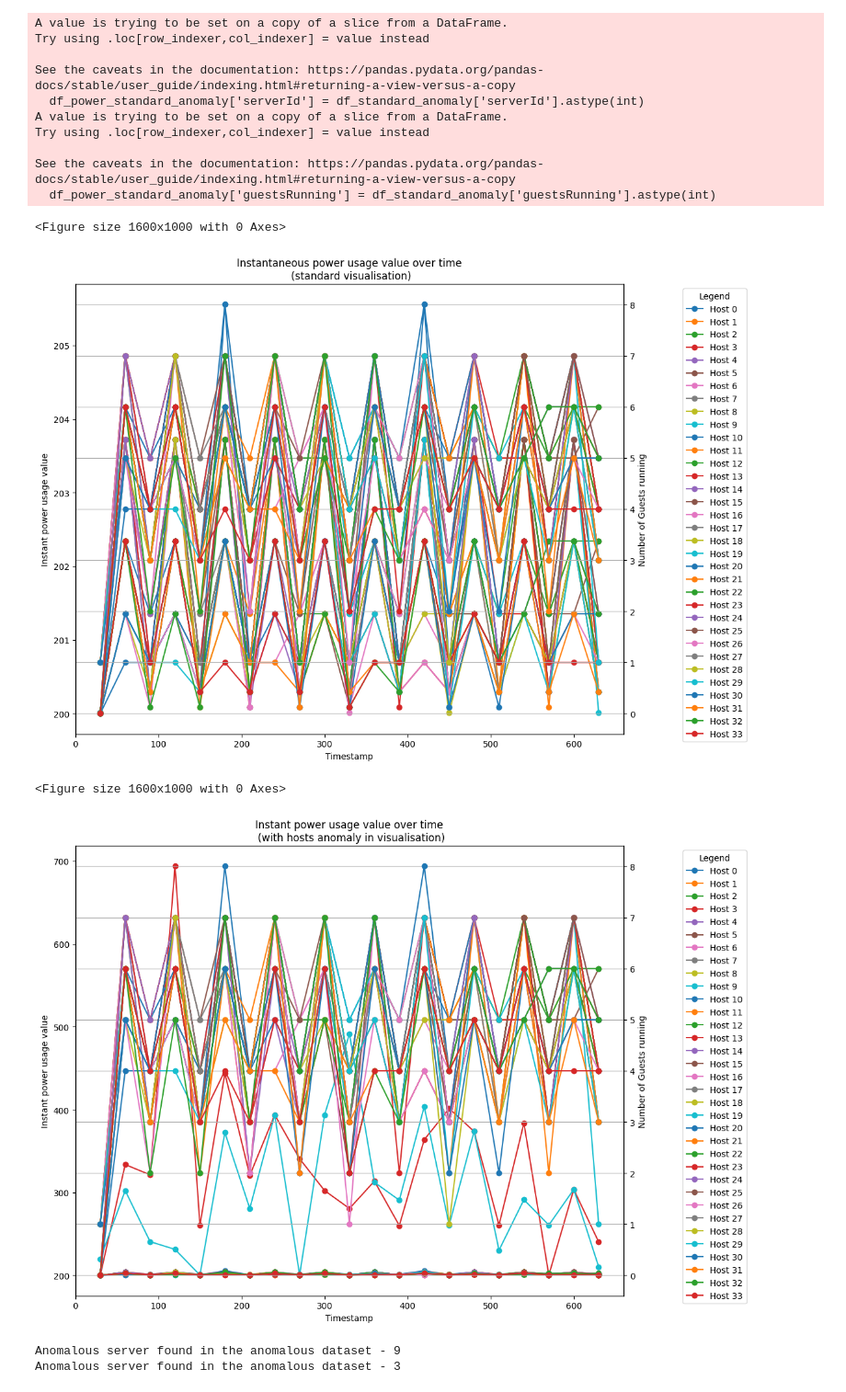
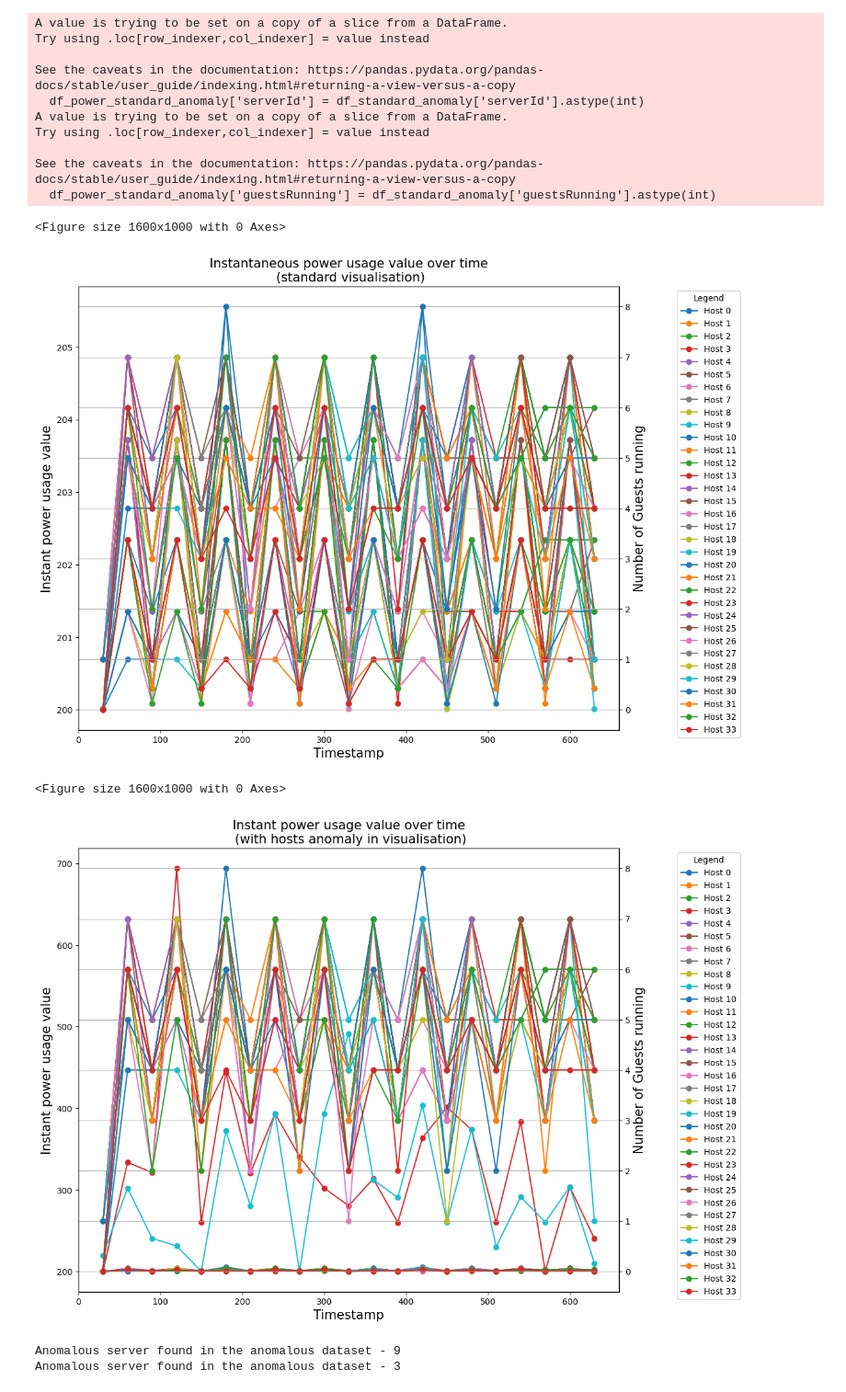
Before and after one commit to am-i-helpful/ODAbler, a Jupyter notebook: opendc_experiment_analyser/node_performance_anomaly_analyser/anomaly_analysis_shell_100.ipynb, the cells around one changed output. Shown at 92% size. Saved outputs shown, nothing was run; the diff lists cells and outputs as text; code cells hidden in the pictures.

```diff
--- a/opendc_experiment_analyser/node_performance_anomaly_analyser/anomaly_analysis_shell_100.ipynb
+++ b/opendc_experiment_analyser/node_performance_anomaly_analyser/anomaly_analysis_shell_100.ipynb
@@ -27,14 +27,14 @@ query_api = client.query_api()
 # %%
 query_standard_anomaly = 'from(bucket:"FinalExperiment")\
-|> range(start: 2023-09-25T19:30:00Z, stop: 2023-09-25T19:45:00Z)\
-|> filter(fn: (r) => r._measurement == "OpenDC_Anomaly_Experiment" and r._field =~ /policyId|guestsRunning|cpuUtilisation|timestamp|powerUsage|powerTotal|serverId/)\
+|> range(start: 2023-10-24T15:45:00Z, stop: 2023-10-24T15:55:00Z)\
+|> filter(fn: (r) => r._measurement == "OpenDC_Anomaly_Experiment" and r._field =~ /policyId|guestsRunning|cpuUtilisation|timestamp|powerUsage|energyUsage|serverId/)\
 |> pivot(rowKey:["_time"], columnKey: ["_field"], valueColumn: "_value")\
 |> filter(fn:(r) => r.policyId == 1001)'
 result_standard_anomaly = query_api.query_data_frame(org=org, query=query_standard_anomaly)
 
 # display(result_standard.head(10))
 pd.set_option('display.max_columns', None)
-df_standard_anomaly = result_standard_anomaly[['timestamp','serverId','cpuUtilisation','guestsRunning','powerUsage','powerTotal']]
+df_standard_anomaly = result_standard_anomaly[['timestamp','serverId','cpuUtilisation','guestsRunning','powerUsage','energyUsage']]
 print(df_standard_anomaly)
 # %% [output]
      timestamp  serverId  cpuUtilisation  guestsRunning  powerUsage
@@ -56,15 +56,15 @@ print(df_standard_anomaly)
 [714 rows x 6 columns]
 # %%
 query_standard_non_anomaly = 'from(bucket:"FinalExperiment")\
-|> range(start: 2023-09-25T19:30:00Z, stop: 2023-09-25T19:45:00Z)\
-|> filter(fn: (r) => r._measurement == "OpenDC_Anomaly_Experiment" and r._field =~ /policyId|guestsRunning|cpuUtilisation|timestamp|powerUsage|powerTotal|serverId/)\
+|> range(start: 2023-10-24T15:45:00Z, stop: 2023-10-24T15:55:00Z)\
+|> filter(fn: (r) => r._measurement == "OpenDC_Anomaly_Experiment" and r._field =~ /policyId|guestsRunning|cpuUtilisation|timestamp|powerUsage|energyUsage|serverId/)\
 |> pivot(rowKey:["_time"], columnKey: ["_field"], valueColumn: "_value")\
 |> filter(fn:(r) => r.policyId == 1000)'
 result_standard_non_anomaly = query_api.query_data_frame(org=org, query=query_standard_non_anomaly)
 
 # display(result_standard.head(10))
 pd.set_option('display.max_columns', None)
-df_standard_non_anomaly = result_standard_non_anomaly[['timestamp','serverId','cpuUtilisation','guestsRunning','powerUsage','powerTotal']]
+df_standard_non_anomaly = result_standard_non_anomaly[['timestamp','serverId','cpuUtilisation','guestsRunning','powerUsage','energyUsage']]
 print(df_standard_non_anomaly)
 # %% [output]
      timestamp  serverId  cpuUtilisation  guestsRunning  powerUsage
@@ -163,9 +163,9 @@ for host_id in all_hosts:
     #     continue
     host_data = df_power_standard_non_anomaly[df_power_standard_non_anomaly['serverId'] == host_id]
     ax1.plot(host_data['timestamp'], host_data['powerUsage'], marker='o', label=f'Host {host_id}')
-    ax1.set_ylabel('Instant power usage value') #  color='b'
+    ax1.set_ylabel('Instant power usage value', fontsize=15) #  color='b'
     ax2.plot(host_data['timestamp'], host_data['guestsRunning'], marker='o', label=f'Host {host_id}')
-    ax2.set_ylabel('Number of Guests running')
+    ax2.set_ylabel('Number of Guests running', fontsize=15)
 
 # Combine the legend for both plots
 lines1, labels = ax1.get_legend_handles_labels()
@@ -176,15 +176,15 @@ ax1.legend(lines, labels, loc='upper left')
 # Adjust the legend placement outside of the plot
 ax1.legend(lines, labels, loc='upper left', bbox_to_anchor=(1.10, 1), title='Legend')
 
-ax1.set_xlabel('Timestamp')
-plt.title('Instantaneous power usage value over time\n (standard visualisation)')
+ax1.set_xlabel('Timestamp', fontsize=15)
+plt.title('Instantaneous power usage value over time\n (standard visualisation)', fontsize=15)
 # plt.legend()
 plt.grid(True)
 fig.set_size_inches(11.5, 9.5)
 plt.show()
 # %% [output]
 <Figure size 1600x1000 with 0 Axes>
-[figure, old version]
+[figure, new version]
 # %%
 # Create a list of unique hosts
 all_hosts = df_power_standard_anomaly['serverId'].unique()
@@ -193,38 +193,38 @@ all_hosts = df_power_standard_anomaly['serverId'].unique()
 plt.figure(figsize=(16, 10))
 
 # Create the main plot with the left y-axis
 fig, ax1 = plt.subplots()
 ax2 = ax1.twinx()
 
 # Plot all hosts from non-anomalous dataset
 for host_id in all_hosts:
     # if (host_id % 10) != 0:
     #     continue
     host_data = df_power_standard_anomaly[df_power_standard_anomaly['serverId'] == host_id]
     ax1.plot(host_data['timestamp'], host_data['powerUsage'], marker='o', label=f'Host {host_id}')
-    ax1.set_ylabel('Instant power usage value') #  color='b'
+    ax1.set_ylabel('Instant power usage value', fontsize=15) #  color='b'
     ax2.plot(host_data['timestamp'], host_data['guestsRunning'], marker='o', label=f'Host {host_id}')
-    ax2.set_ylabel('Number of Guests running')
+    ax2.set_ylabel('Number of Guests running', fontsize=15)
 
 # Combine the legend for both plots
 lines, labels = ax1.get_legend_handles_labels()
 lines, labels = ax2.get_legend_handles_labels()
 # lines = lines1 + lines2
 ax1.legend(lines, labels, loc='upper left')
 
 # Adjust the legend placement outside of the plot
 ax1.legend(lines, labels, loc='upper left', bbox_to_anchor=(1.10, 1), title='Legend')
 
-ax1.set_xlabel('Timestamp')
+ax1.set_xlabel('Timestamp', fontsize=15)
 #ax1.set_ylabel('Instantaneous power usage value')
-plt.title('Instant power usage value over time\n (with hosts anomaly in visualisation)')
+plt.title('Instant power usage value over time\n (with hosts anomaly in visualisation)', fontsize=15)
 # plt.legend()
 plt.grid(True)
 fig.set_size_inches(11.5, 9.5)
 plt.show()
 # %% [output]
 <Figure size 1600x1000 with 0 Axes>
-[figure, old version]
+[figure, new version]
 # %%
 # Merge the two data frames on time, server_id, and guests
 merged_df = df_power_standard_non_anomaly.merge(df_power_standard_anomaly, on=['timestamp', 'serverId', 'guestsRunning'], suffixes=('_non_anomaly', '_anomaly'))
```
Also changed, not shown: parts of 2 cells of this notebook, 18 other files.
